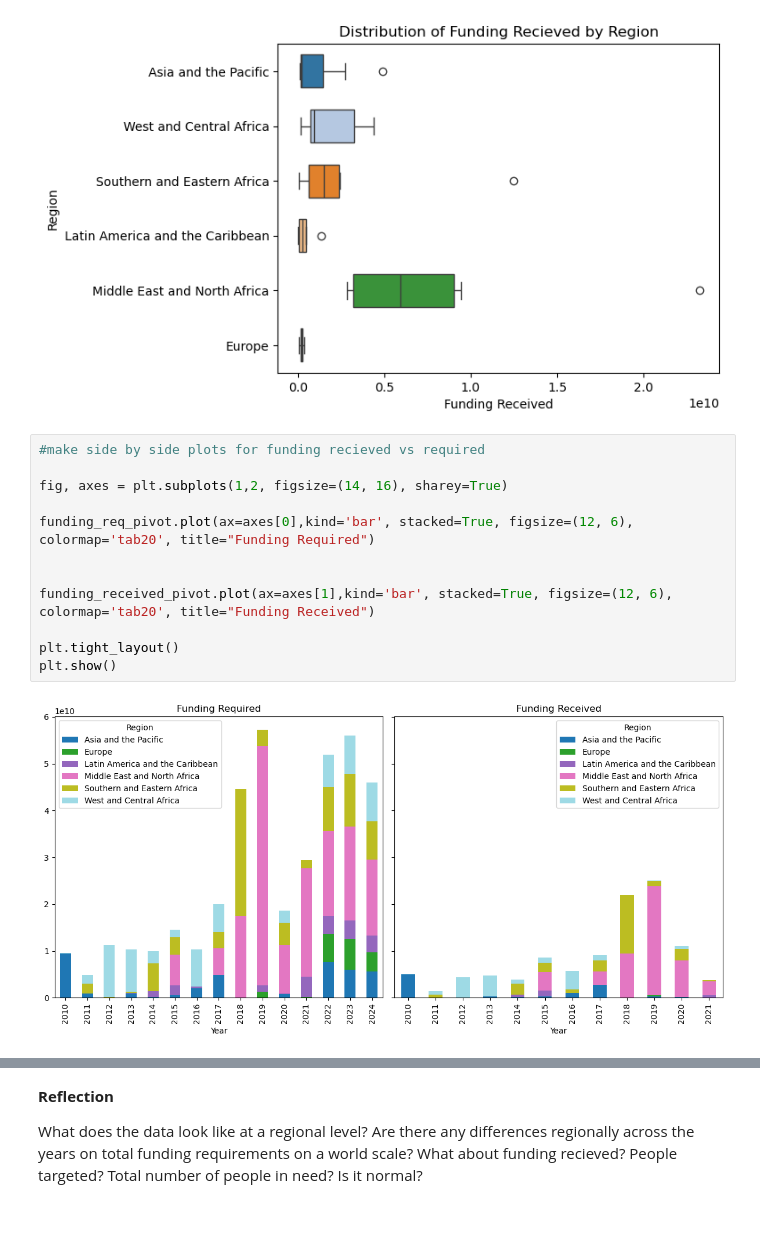
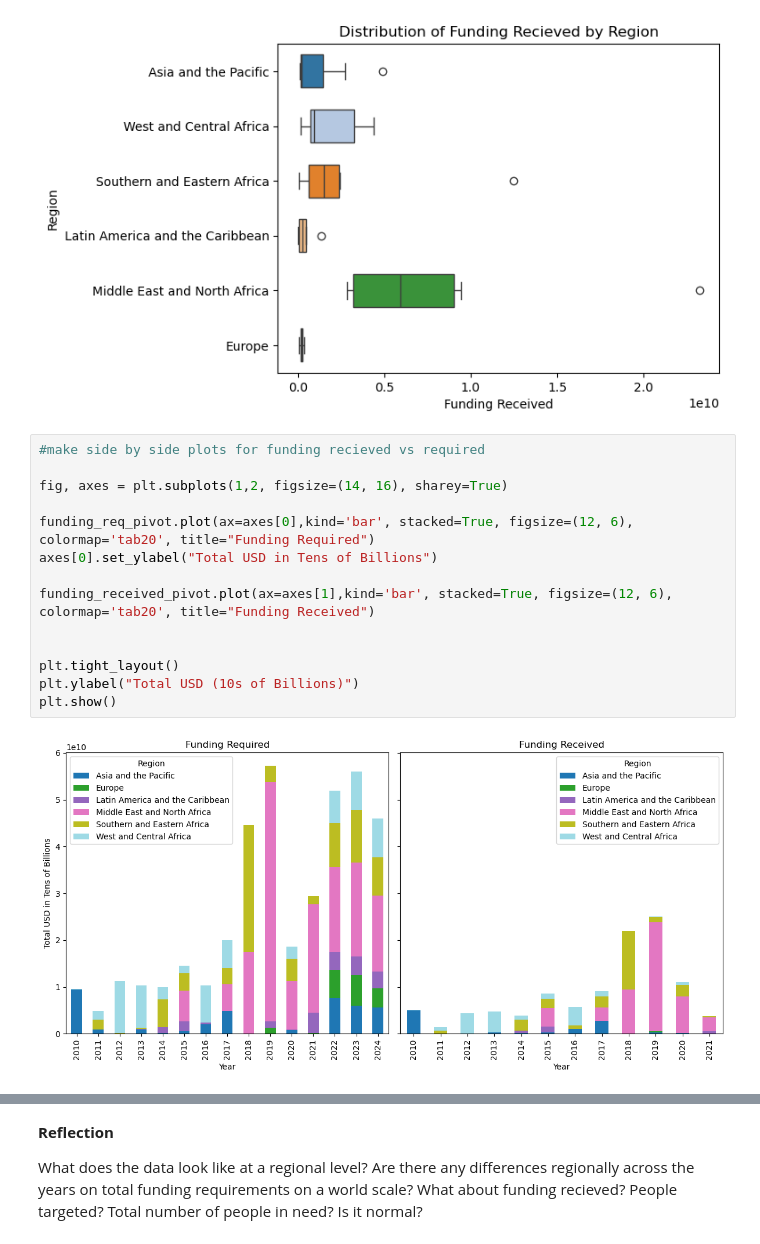
Before and after one commit to Zyjones/Crisis---Humanitarian-Needs-EDA, a Jupyter notebook: Notebooks/EDA/HachemingC_EDA.ipynb, the cells around one changed output, grey strips where cells are left out. Cells and saved outputs as stored; diff of their text form.

```diff
--- a/Notebooks/EDA/HachemingC_EDA.ipynb
+++ b/Notebooks/EDA/HachemingC_EDA.ipynb
@@ -587,17 +611,19 @@ Text(0.5, 1.0, 'Distribution of Funding Recieved by Region')
 # %%
 #make side by side plots for funding recieved vs required
 
 fig, axes = plt.subplots(1,2, figsize=(14, 16), sharey=True)
 
 funding_req_pivot.plot(ax=axes[0],kind='bar', stacked=True, figsize=(12, 6), colormap='tab20', title="Funding Required")
-
+axes[0].set_ylabel("Total USD in Tens of Billions")
 
 funding_received_pivot.plot(ax=axes[1],kind='bar', stacked=True, figsize=(12, 6), colormap='tab20', title="Funding Received")
 
+
 plt.tight_layout()
+plt.ylabel("Total USD (10s of Billions)")
 plt.show()
 # %% [output]
-[figure, old version]
+[figure, new version]
 # %%
 #make side by side plots for people in need vs targeted
 
```
Also changed, not shown: parts of 22 cells of this notebook.
